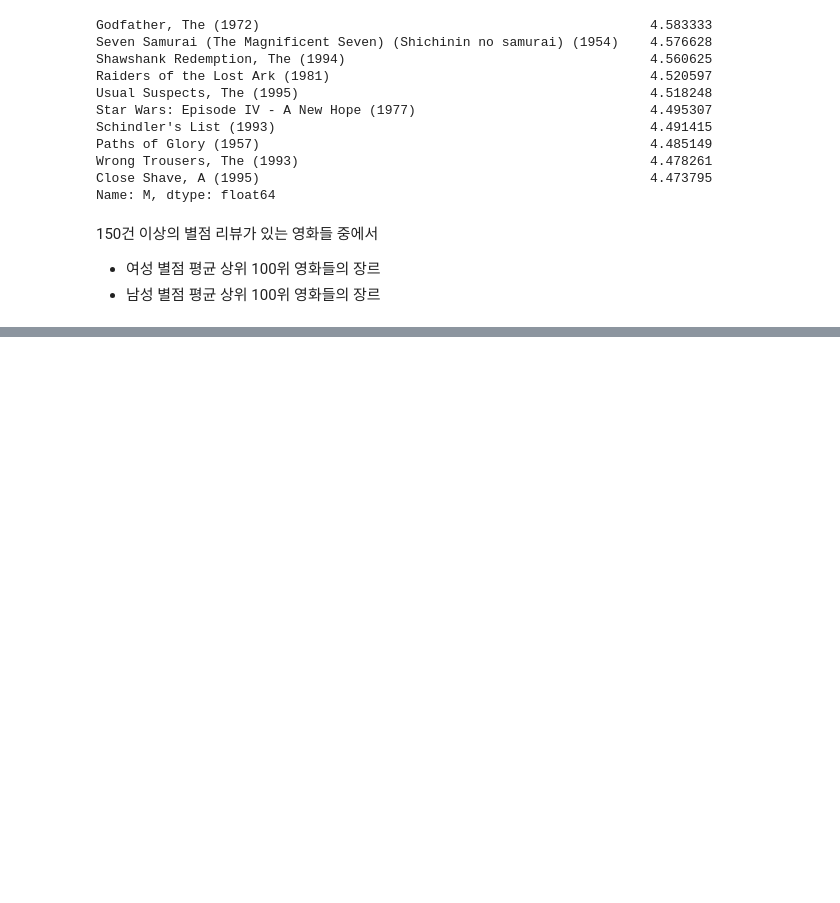
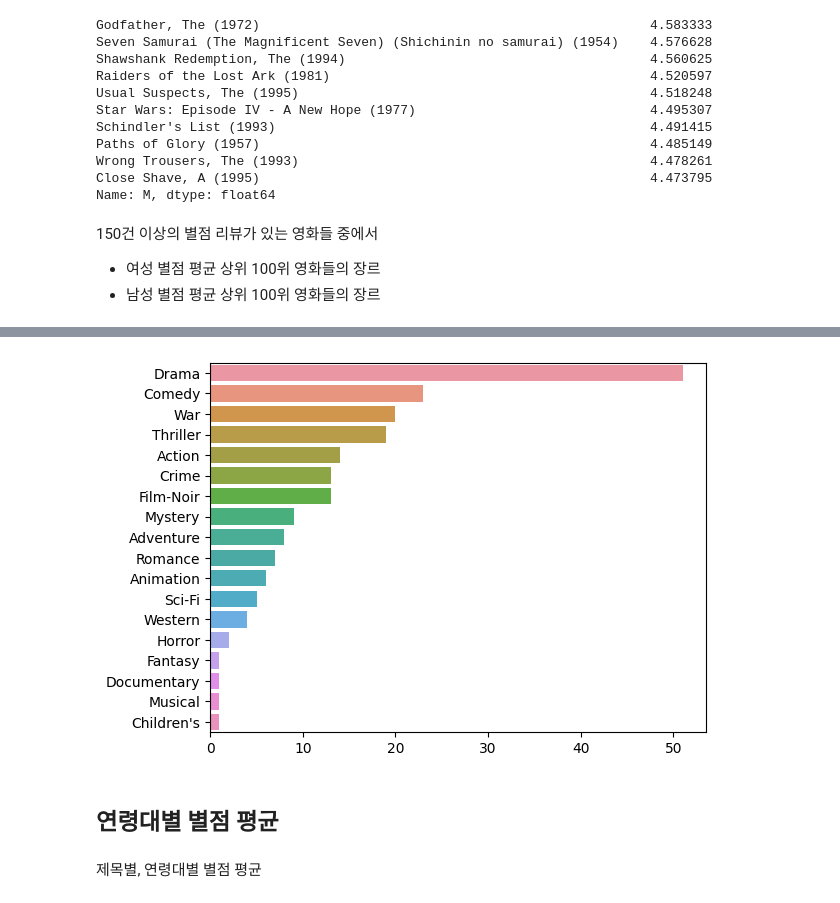
Before and after one commit to kiminhonawa/python, a Jupyter notebook: py20_movielens.ipynb, the cells around one changed output, grey strips where cells are left out. Cells and saved outputs as stored; diff of their text form; code cells hidden in the pictures; blank space fills up the shorter version.

```diff
--- a/py20_movielens.ipynb
+++ b/py20_movielens.ipynb
@@ -828,0 +955,10 @@ by_gender.loc[indexer]
+# %%
+male_top100_titles = male_top100.index
+# %%
+df2 = movies_with_index.loc[male_top100_titles]
+# %%
+genres = []
+for s in df2.genres:
+    genres.extend(s.split('|'))
+
+print(genres)
@@ -828,0 +967,3 @@ by_gender.loc[indexer]
+# %%
+genre_counts = pd.value_counts(genres)
+genre_counts
@@ -828,0 +990,9 @@ by_gender.loc[indexer]
+# %%
+sns.barplot(x=genre_counts.values, y=genre_counts.index)
+plt.show()
+# %% [output]
+[figure, added]
+# %% [markdown]
+## 연령대별 별점 평균
+# %% [markdown]
+제목별, 연령대별 별점 평균
```
Also changed, not shown: parts of 16 cells of this notebook.
